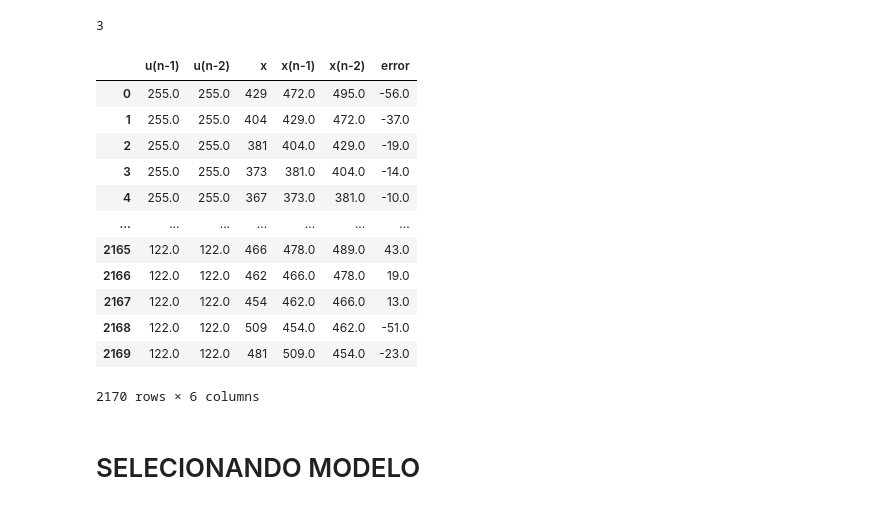
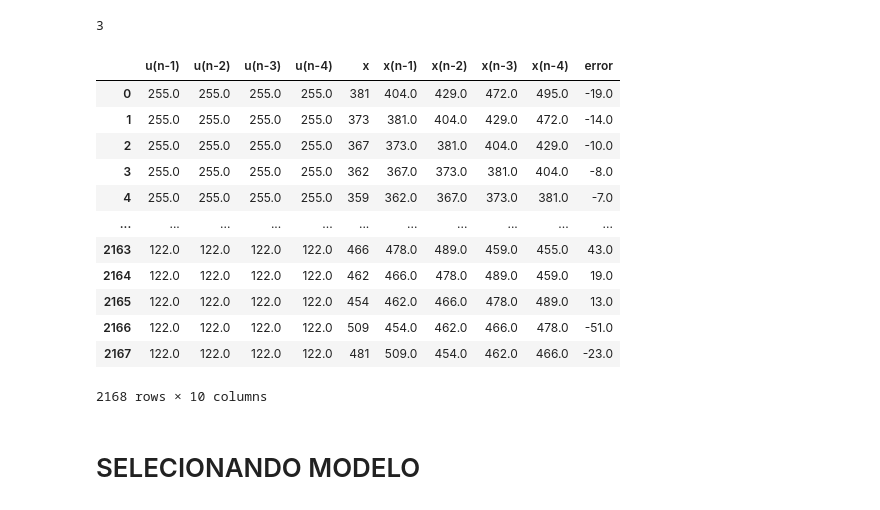
Before and after one commit to KlaussMarchi/DataScience, a Jupyter notebook: PyTrole/Model/2 - Controller.ipynb, the cells around one changed output. Drawn from its saved outputs; the diff is of its cells as text; code cells hidden in the pictures.

```diff
--- a/PyTrole/Model/2 - Controller.ipynb
+++ b/PyTrole/Model/2 - Controller.ipynb
@@ -123,44 +123,44 @@ df = df.dropna()
 # %%
 def getStates(df, key, var='y', n=10, last=True):
     table = df.copy()
     table[f'{var}'] = table[key]
 
     for i in range(1, n):
         table[f'{var}(n-{i})'] = table[key].shift(i)
 
     table.fillna(0, inplace=True)
     columns = [f'{var}'] + [f'{var}(n-{i})' for i in range(1, n)]
 
     if not last:
         columns = columns[1:]
 
     return table[columns]
 
 
-N_STATES = 3
+N_STATES = 5
 xData    = pd.concat([
     getStates(df, 'actuator', var='u', n=N_STATES, last=False),
     getStates(df, 'sensor', var='x', n=N_STATES, last=True),
     df.error
 ], axis=1)
 
 xData = xData.iloc[N_STATES:].reset_index(drop=True)
 yData = df.delta_u.values[N_STATES:]
 xData
 # %% [output]
-|  | u(n-1) | u(n-2) | x | x(n-1) | x(n-2) | error |
-| 0 | 255.0 | 255.0 | 429 | 472.0 | 495.0 | -56.0 |
-| 1 | 255.0 | 255.0 | 404 | 429.0 | 472.0 | -37.0 |
-| 2 | 255.0 | 255.0 | 381 | 404.0 | 429.0 | -19.0 |
-| 3 | 255.0 | 255.0 | 373 | 381.0 | 404.0 | -14.0 |
-| 4 | 255.0 | 255.0 | 367 | 373.0 | 381.0 | -10.0 |
-| ... | ... | ... | ... | ... | ... | ... |
-| 2165 | 122.0 | 122.0 | 466 | 478.0 | 489.0 | 43.0 |
-| 2166 | 122.0 | 122.0 | 462 | 466.0 | 478.0 | 19.0 |
-| 2167 | 122.0 | 122.0 | 454 | 462.0 | 466.0 | 13.0 |
-| 2168 | 122.0 | 122.0 | 509 | 454.0 | 462.0 | -51.0 |
-| 2169 | 122.0 | 122.0 | 481 | 509.0 | 454.0 | -23.0 |
+|  | u(n-1) | u(n-2) | u(n-3) | u(n-4) | x | x(n-1) | x(n-2) | x(n-3) | x(n-4) | error |
+| 0 | 255.0 | 255.0 | 255.0 | 255.0 | 381 | 404.0 | 429.0 | 472.0 | 495.0 | -19.0 |
+| 1 | 255.0 | 255.0 | 255.0 | 255.0 | 373 | 381.0 | 404.0 | 429.0 | 472.0 | -14.0 |
+| 2 | 255.0 | 255.0 | 255.0 | 255.0 | 367 | 373.0 | 381.0 | 404.0 | 429.0 | -10.0 |
+| 3 | 255.0 | 255.0 | 255.0 | 255.0 | 362 | 367.0 | 373.0 | 381.0 | 404.0 | -8.0 |
+| 4 | 255.0 | 255.0 | 255.0 | 255.0 | 359 | 362.0 | 367.0 | 373.0 | 381.0 | -7.0 |
+| ... | ... | ... | ... | ... | ... | ... | ... | ... | ... | ... |
+| 2163 | 122.0 | 122.0 | 122.0 | 122.0 | 466 | 478.0 | 489.0 | 459.0 | 455.0 | 43.0 |
+| 2164 | 122.0 | 122.0 | 122.0 | 122.0 | 462 | 466.0 | 478.0 | 489.0 | 459.0 | 19.0 |
+| 2165 | 122.0 | 122.0 | 122.0 | 122.0 | 454 | 462.0 | 466.0 | 478.0 | 489.0 | 13.0 |
+| 2166 | 122.0 | 122.0 | 122.0 | 122.0 | 509 | 454.0 | 462.0 | 466.0 | 478.0 | -51.0 |
+| 2167 | 122.0 | 122.0 | 122.0 | 122.0 | 481 | 509.0 | 454.0 | 462.0 | 466.0 | -23.0 |
-2170 rows × 6 columns
+2168 rows × 10 columns
 # %% [markdown]
 # SELECIONANDO MODELO
 # %%
```
Also changed, not shown: parts of 8 cells of this notebook, 7 other files.
